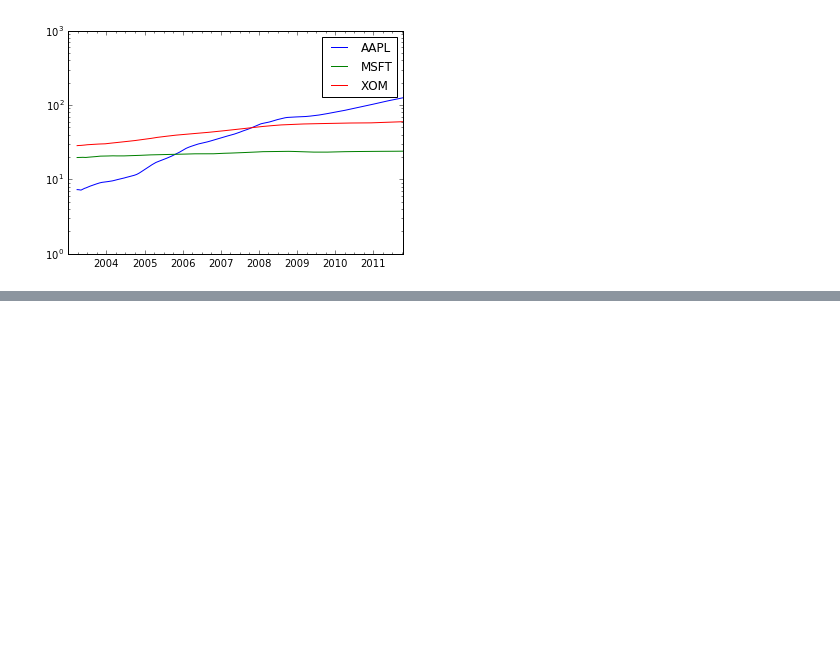
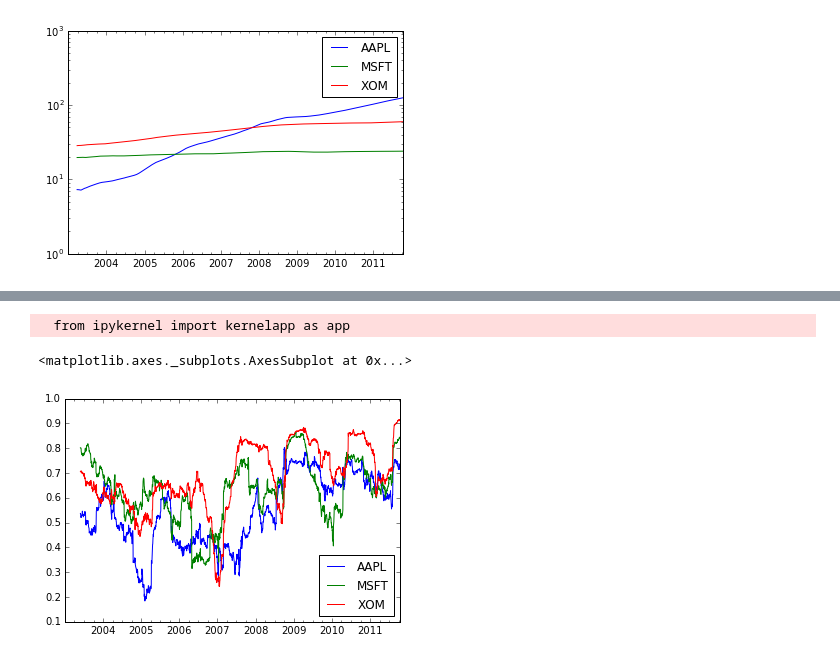
Before and after one commit to 26huitailang/python-of-data-analysis, a Jupyter notebook: ch10_notebook.ipynb, the cells around one changed output, grey strips where cells are left out. Drawn from its saved outputs; the diff is of its cells as text; code cells hidden in the pictures; blank space fills up the shorter version.

```diff
--- a/ch10_notebook.ipynb
+++ b/ch10_notebook.ipynb
@@ -1490,0 +1524,8 @@ pd.expanding_mean(close_px, 60).plot(logy=True) # 各个公司60日均线，对
+# %%
+# 计算多列的相关系数
+corr = pd.rolling_corr(returns, spx_rets, 125, min_periods=100)
+corr.plot()
+# %% [output]
+  from ipykernel import kernelapp as app
+<matplotlib.axes._subplots.AxesSubplot at 0x...>
+[figure, added]
```
Also changed, not shown: parts of 53 cells of this notebook, 1 other file.
